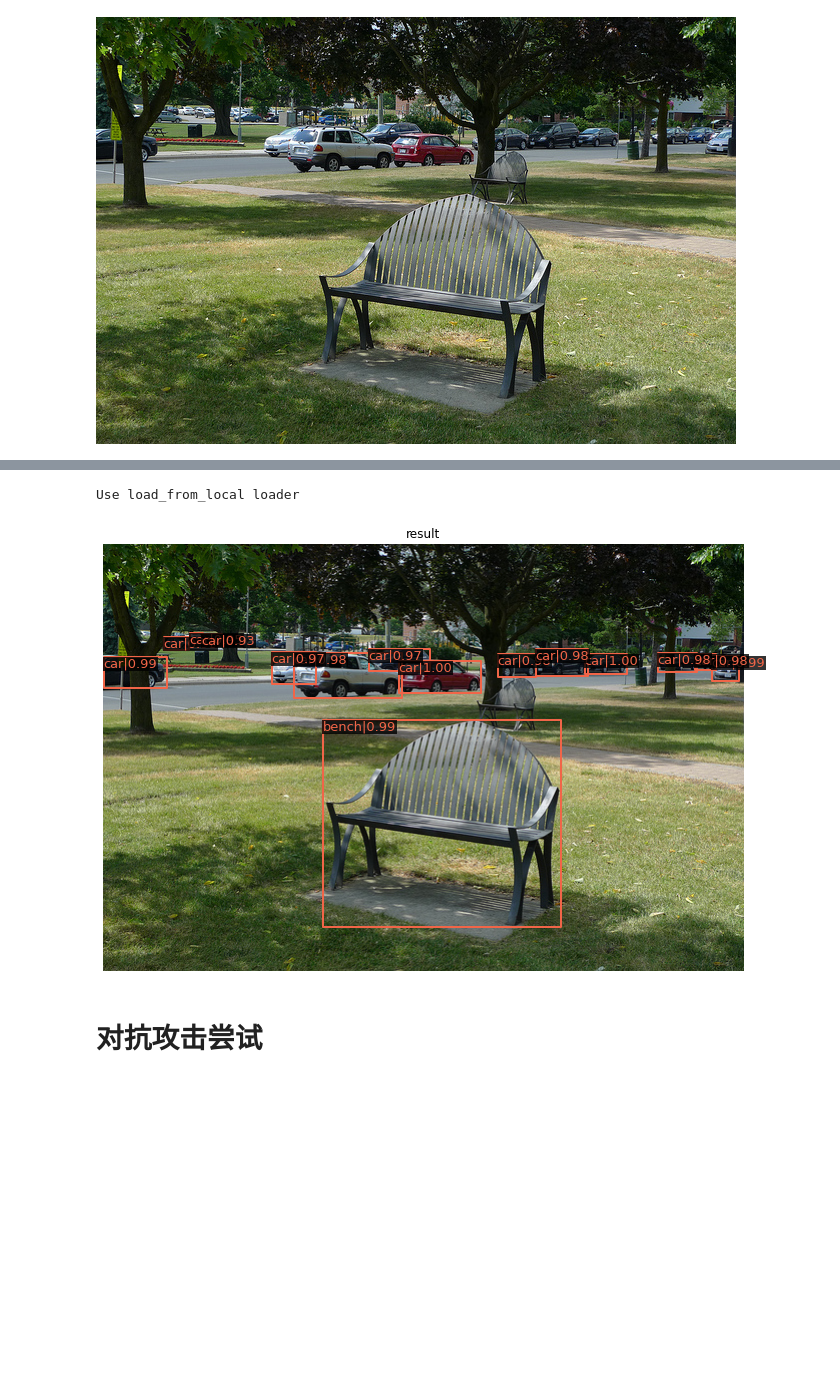
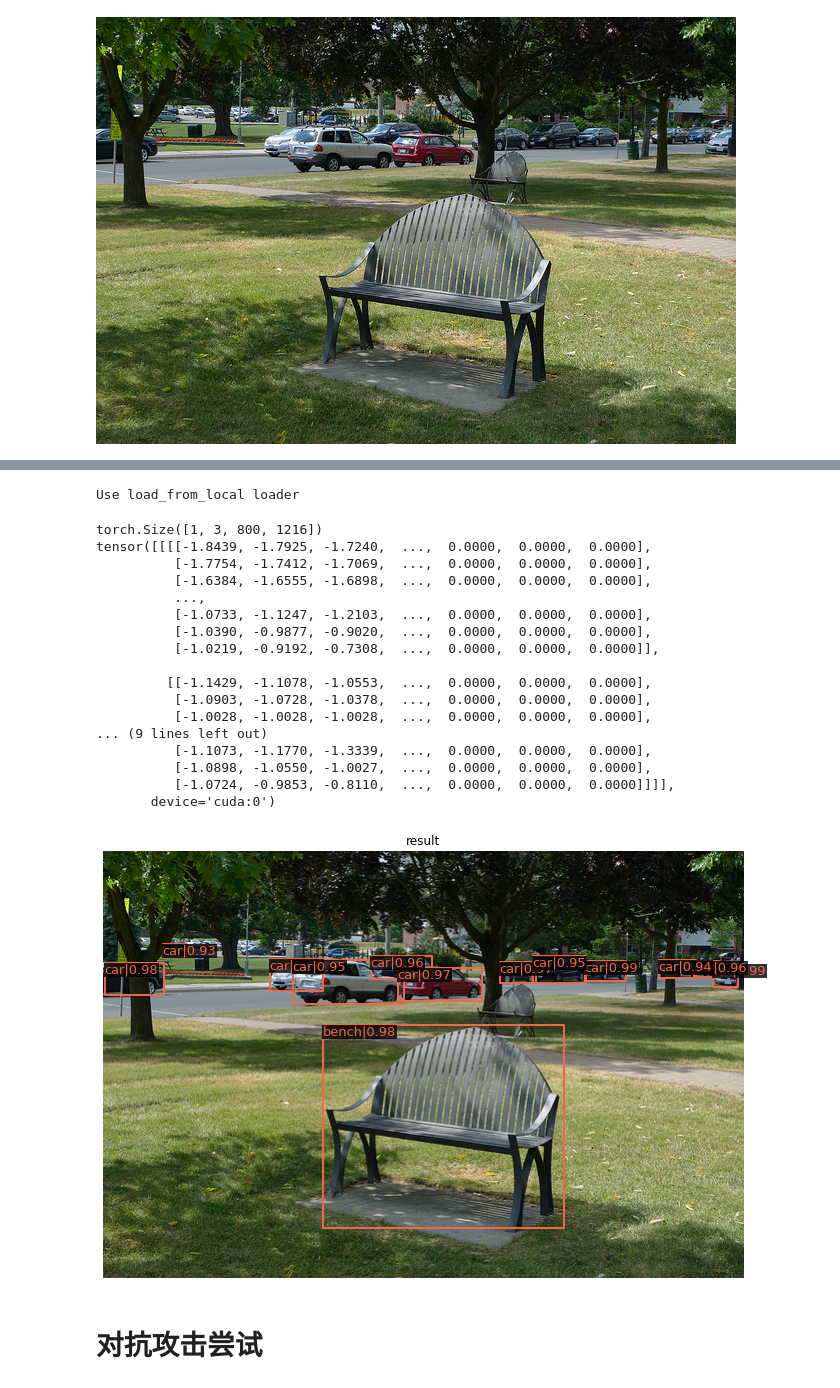
Before and after one commit to muyuuuu/colab, a Jupyter notebook: Detection/mmdet_adv.ipynb, the cells around one changed output, grey strips where cells are left out. Drawn from its saved outputs; the diff is of its cells as text; code cells hidden in the pictures; blank space fills up the shorter version.

```diff
--- a/Detection/mmdet_adv.ipynb
+++ b/Detection/mmdet_adv.ipynb
@@ -86,26 +97,43 @@ checkpoints/model.p 100%[===================>] 232.24M  8.52MB/s    in 28s
 # %%
 # 目标检测配置文件
-config_file = 'configs/faster_rcnn/faster_rcnn_r101_fpn_2x_coco.py'
+config_file = 'configs/faster_rcnn/faster_rcnn_r50_fpn_1x_coco.py'
 # 训练模型
 checkpoint_file = 'checkpoints/model.pth'
 
 # 配置模型
 model = init_detector(config=config_file,
                       checkpoint=checkpoint_file,
                       device='cuda:0')
 
 img = 'demo/demo.jpg'
 #  推理实际调用语句
 result = inference_detector(model=model, imgs=img)
 
 # 展示置信度大于 0.9 的结果
 show_result_pyplot(model=model,
                   img=img,
                   result=result,
                   score_thr=0.9)
 # %% [output]
 Use load_from_local loader
+torch.Size([1, 3, 800, 1216])
+tensor([[[[-1.8439, -1.7925, -1.7240,  ...,  0.0000,  0.0000,  0.0000],
+          [-1.7754, -1.7412, -1.7069,  ...,  0.0000,  0.0000,  0.0000],
+          [-1.6384, -1.6555, -1.6898,  ...,  0.0000,  0.0000,  0.0000],
+          ...,
+          [-1.0733, -1.1247, -1.2103,  ...,  0.0000,  0.0000,  0.0000],
+          [-1.0390, -0.9877, -0.9020,  ...,  0.0000,  0.0000,  0.0000],
+          [-1.0219, -0.9192, -0.7308,  ...,  0.0000,  0.0000,  0.0000]],
+
+         [[-1.1429, -1.1078, -1.0553,  ...,  0.0000,  0.0000,  0.0000],
+          [-1.0903, -1.0728, -1.0378,  ...,  0.0000,  0.0000,  0.0000],
+          [-1.0028, -1.0028, -1.0028,  ...,  0.0000,  0.0000,  0.0000],
+... (9 lines left out)
+          [-1.1073, -1.1770, -1.3339,  ...,  0.0000,  0.0000,  0.0000],
+          [-1.0898, -1.0550, -1.0027,  ...,  0.0000,  0.0000,  0.0000],
+          [-1.0724, -0.9853, -0.8110,  ...,  0.0000,  0.0000,  0.0000]]]],
+       device='cuda:0')
-[figure, old version]
+[figure, new version]
 # %% [markdown]
 # 对抗攻击尝试
 # %% [markdown]
```
Also changed, not shown: parts of 15 cells of this notebook.
